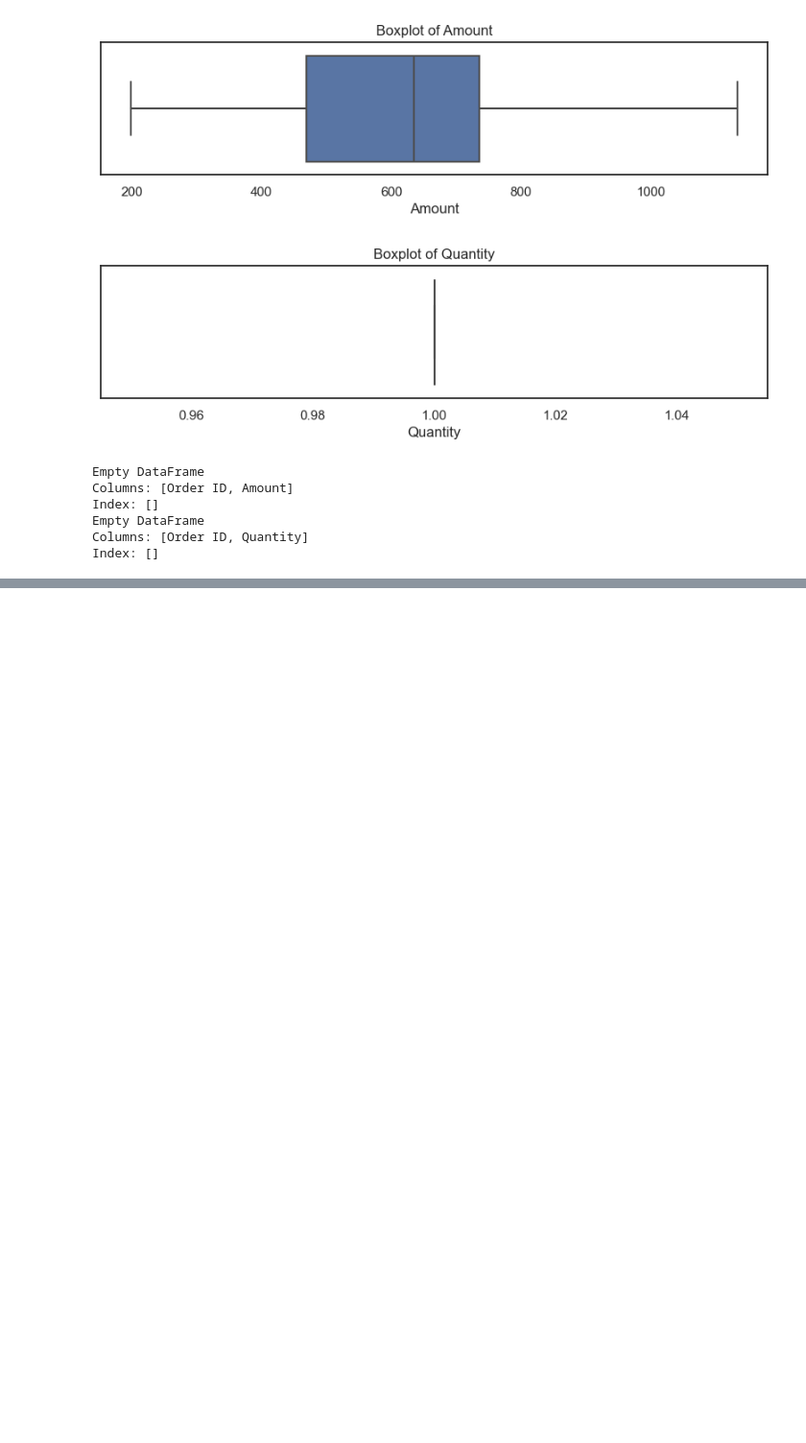
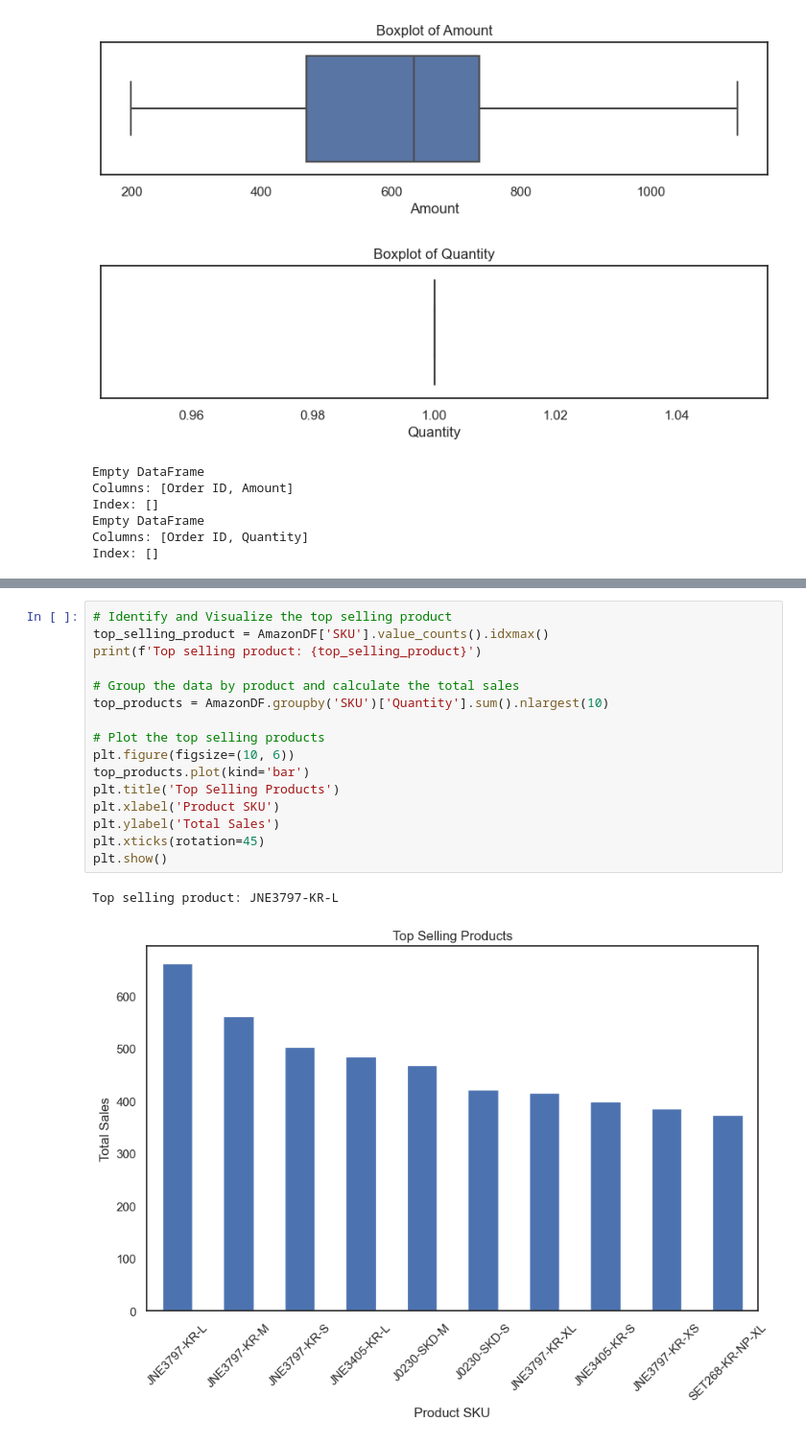
Before and after one commit to ShahdMostafa30/Amazon-Sales-Analysis, a Jupyter notebook: Amazon Sales.ipynb, the cells around one changed output, grey strips where cells are left out. Shown at 96% size. Saved outputs shown, nothing was run; the diff lists cells and outputs as text; blank space fills up the shorter version.

```diff
--- a/Amazon Sales.ipynb
+++ b/Amazon Sales.ipynb
@@ -301,0 +318,19 @@ Index: []
+# %%
+# Identify and Visualize the top selling product
+top_selling_product = AmazonDF['SKU'].value_counts().idxmax()
+print(f'Top selling product: {top_selling_product}')
+
+# Group the data by product and calculate the total sales
+top_products = AmazonDF.groupby('SKU')['Quantity'].sum().nlargest(10)
+
+# Plot the top selling products
+plt.figure(figsize=(10, 6))
+top_products.plot(kind='bar')
+plt.title('Top Selling Products')
+plt.xlabel('Product SKU')
+plt.ylabel('Total Sales')
+plt.xticks(rotation=45)
+plt.show()
+# %% [output]
+Top selling product: JNE3797-KR-L
+[figure, added]
```
Also changed, not shown: parts of 11 cells of this notebook.
